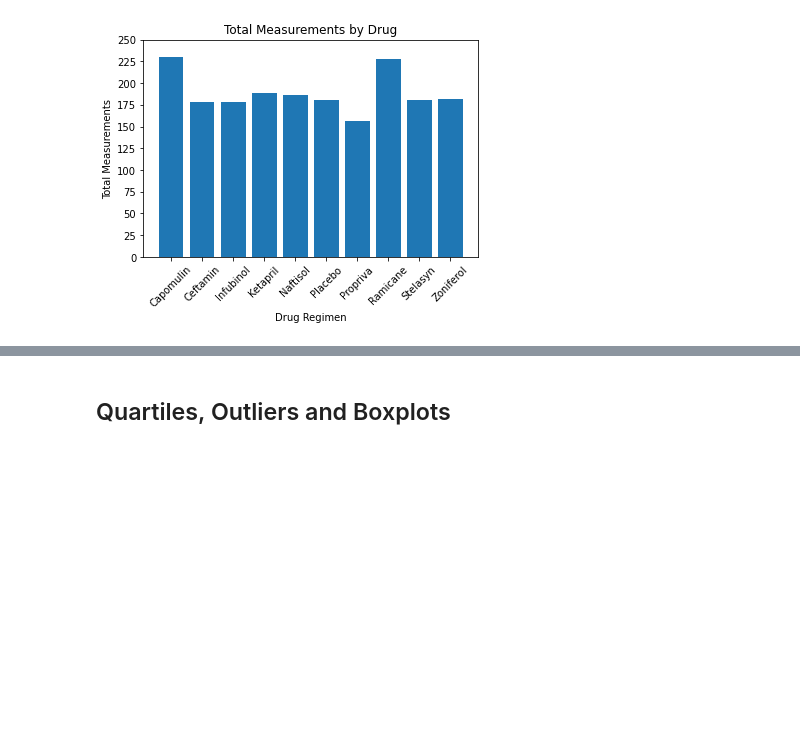
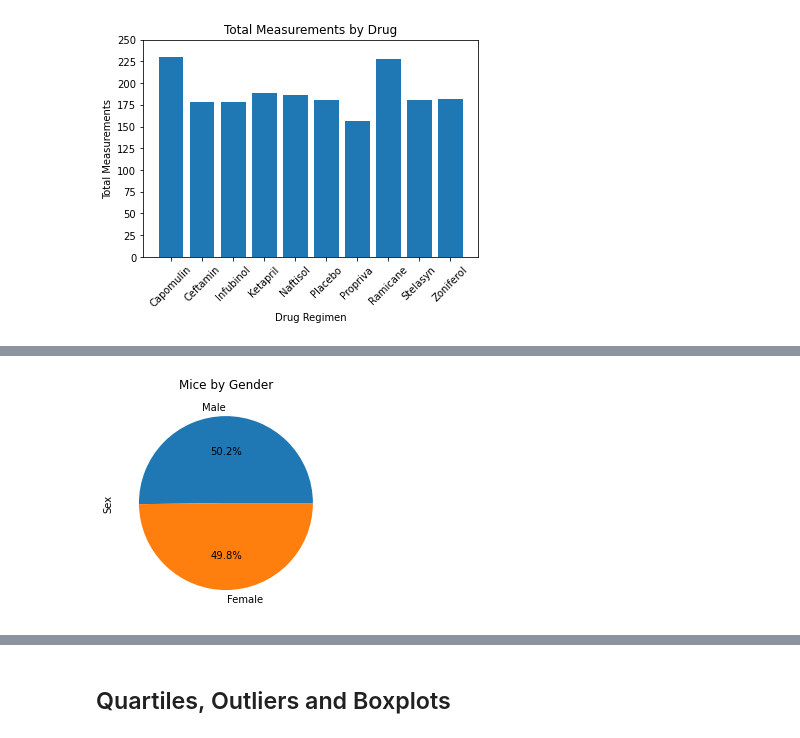
Before and after one commit to jordanroessle/matplotlib-challenge, a Jupyter notebook: pymaceuticals_starter.ipynb, the cells around one changed output, grey strips where cells are left out. Cells and saved outputs as stored; diff of their text form; code cells hidden in the pictures; blank space fills up the shorter version.

```diff
--- a/pymaceuticals_starter.ipynb
+++ b/pymaceuticals_starter.ipynb
@@ -164,4 +164,14 @@ plt.show()
 # %%
 # Generate a pie plot showing the distribution of female versus male mice using pandas
+mouse_groupby = total_data.groupby("Mouse_ID")
+gender_dist = mouse_groupby.Sex.max().value_counts()
+
+gender_dist.plot(
+            kind="pie",
+            autopct="%1.1f%%",
+            title = "Mice by Gender")
+plt.show()
+# %% [output]
+[figure, added]
 # %%
 # Generate a pie plot showing the distribution of female versus male mice using pyplot
```
Also changed, not shown: parts of 2 cells of this notebook.
